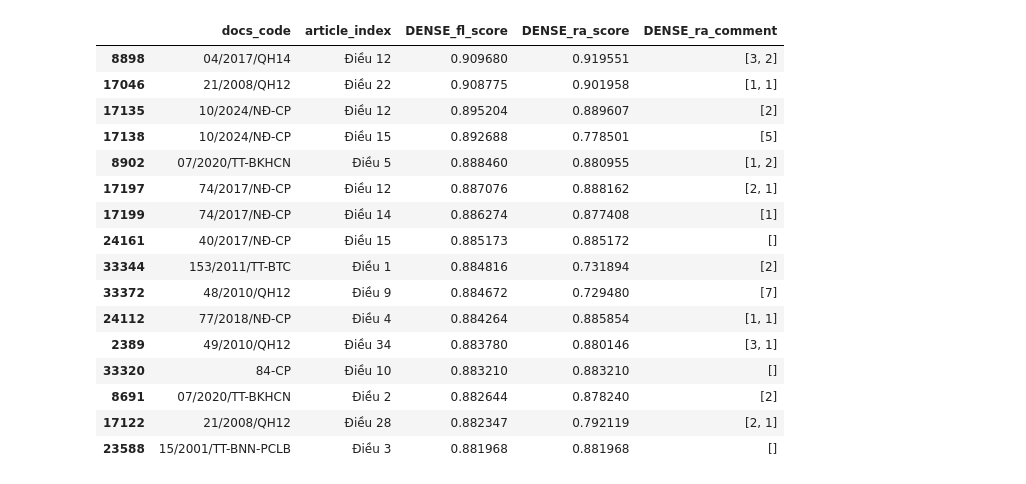
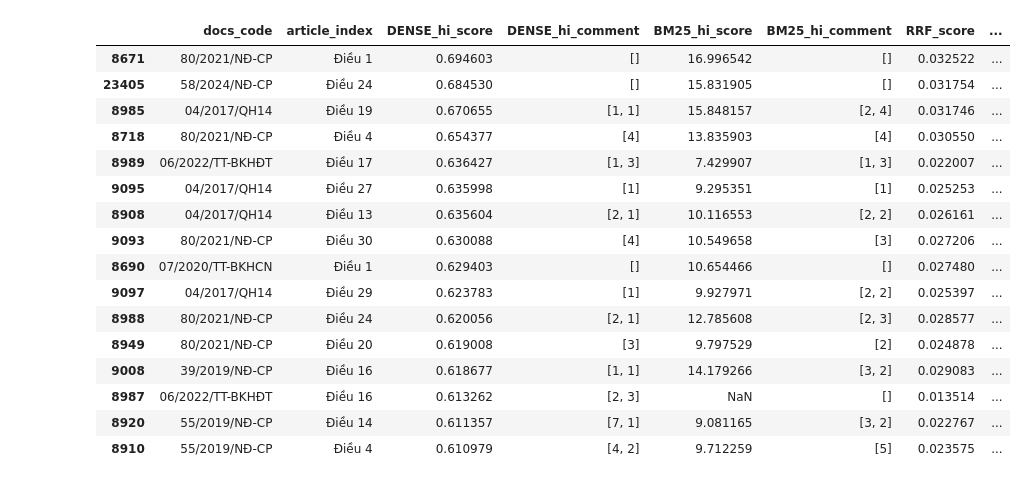
Before and after one commit to ducvanz/R2AI, a Jupyter notebook: Test_Recall.ipynb, the cells around one changed output. Saved outputs shown, nothing was run; the diff lists cells and outputs as text; code cells hidden in the pictures.

```diff
--- a/Test_Recall.ipynb
+++ b/Test_Recall.ipynb
@@ -71,12 +41,14 @@ corpus_hier = HierarchicalCorpus(
 bm25_raw = BM25(
     name="BM25_ra",
     corpus= corpus_simple,
-    top_k=10,
-    norm=0.75
+    top_k=100,
+    norm=0.75,
+    use_segmentation=True
 )
 bm25_hier = BM25(
     name="BM25_hi",
     corpus= corpus_hier,
-    top_k=10,
-    norm=0.25
+    top_k=5000,     # vì top-K này dựa trên bản Articles bị chunk (mảnh) rồi. Nên để top_k lớn hơn ít nhất 6-10 lần số lượng cần lấy, để đảm bảo đúng ranking.
+    norm=0.25,
+    use_segmentation=True
 )
@@ -124,0 +87,17 @@ dense_hier_flat = Dense(
+# %%
+from sentence_transformers import CrossEncoder
+from src.precision_retriever import CrossEncoderReranker
+
+reranker_model = CrossEncoder(
+    "BAAI/bge-reranker-v2-m3",
+    model_kwargs={"torch_dtype": torch.float16},
+    device="cuda"
+)
+print(f"[SUCCESS] Cross-Encoder sẵn sàng trên: {reranker_model.model.device}")
+
+# Khởi tạo class
+crossEncoder = CrossEncoderReranker(
+    model=reranker_model,
+    name="CE",
+    batch_size=8
+)
@@ -128,7 +109,9 @@ from src.retrieval_pipeline import RetrievalPipeline
 
 retriever = RetrievalPipeline(
     data = df['content_text'],
-    retrievalLayers=[dense_raw_flat, dense_hier]
+    recallLayers=[dense_hier, bm25_hier],
+    precisionLayers=[crossEncoder],
+    save_folder="saved_model/phapdien"
 )
 # %% [output]
 [INFO] Đang build Corpuses
@@ -142,5 +124,5 @@ retriever = RetrievalPipeline(
 # %%
-score = retriever.retrieve("Các cơ sở ươm tạo và khu làm việc chung được hưởng những chính sách hỗ trợ nào về thuế và đất đai")
+score = retriever.retrieve("Công ty sản xuất nhỏ và vừa tham gia chuỗi giá trị sẽ được hỗ trợ những nội dung gì?")
 
 score_board = pd.concat([df[['docs_code', 'article_index']], score], axis=1)
 # %%
@@ -166,20 +148,20 @@ score_board.sort_values(by="DENSE_ra_score", ascending=False).head(16)
 # %%
-score_board.sort_values(by="DENSE_fl_score", ascending=False).head(16)
+score_board.sort_values(by="DENSE_hi_score", ascending=False).head(16)
 # %% [output]
-|  | docs_code | article_index | DENSE_fl_score | DENSE_ra_score | DENSE_ra_comment |
-| 8898 | 04/2017/QH14 | Điều 12 | 0.909680 | 0.919551 | [3, 2] |
-| 17046 | 21/2008/QH12 | Điều 22 | 0.908775 | 0.901958 | [1, 1] |
-| 17135 | 10/2024/NĐ-CP | Điều 12 | 0.895204 | 0.889607 | [2] |
-| 17138 | 10/2024/NĐ-CP | Điều 15 | 0.892688 | 0.778501 | [5] |
-| 8902 | 07/2020/TT-BKHCN | Điều 5 | 0.888460 | 0.880955 | [1, 2] |
-| 17197 | 74/2017/NĐ-CP | Điều 12 | 0.887076 | 0.888162 | [2, 1] |
-| 17199 | 74/2017/NĐ-CP | Điều 14 | 0.886274 | 0.877408 | [1] |
-| 24161 | 40/2017/NĐ-CP | Điều 15 | 0.885173 | 0.885172 | [] |
-| 33344 | 153/2011/TT-BTC | Điều 1 | 0.884816 | 0.731894 | [2] |
-| 33372 | 48/2010/QH12 | Điều 9 | 0.884672 | 0.729480 | [7] |
-| 24112 | 77/2018/NĐ-CP | Điều 4 | 0.884264 | 0.885854 | [1, 1] |
-| 2389 | 49/2010/QH12 | Điều 34 | 0.883780 | 0.880146 | [3, 1] |
-| 33320 | 84-CP | Điều 10 | 0.883210 | 0.883210 | [] |
-| 8691 | 07/2020/TT-BKHCN | Điều 2 | 0.882644 | 0.878240 | [2] |
-| 17122 | 21/2008/QH12 | Điều 28 | 0.882347 | 0.792119 | [2, 1] |
-| 23588 | 15/2001/TT-BNN-PCLB | Điều 3 | 0.881968 | 0.881968 | [] |
+|  | docs_code | article_index | DENSE_hi_score | DENSE_hi_comment | BM25_hi_score | BM25_hi_comment | RRF_score | ... |
+| 8671 | 80/2021/NĐ-CP | Điều 1 | 0.694603 | [] | 16.996542 | [] | 0.032522 | ... |
+| 23405 | 58/2024/NĐ-CP | Điều 24 | 0.684530 | [] | 15.831905 | [] | 0.031754 | ... |
+| 8985 | 04/2017/QH14 | Điều 19 | 0.670655 | [1, 1] | 15.848157 | [2, 4] | 0.031746 | ... |
+| 8718 | 80/2021/NĐ-CP | Điều 4 | 0.654377 | [4] | 13.835903 | [4] | 0.030550 | ... |
+| 8989 | 06/2022/TT-BKHĐT | Điều 17 | 0.636427 | [1, 3] | 7.429907 | [1, 3] | 0.022007 | ... |
+| 9095 | 04/2017/QH14 | Điều 27 | 0.635998 | [1] | 9.295351 | [1] | 0.025253 | ... |
+| 8908 | 04/2017/QH14 | Điều 13 | 0.635604 | [2, 1] | 10.116553 | [2, 2] | 0.026161 | ... |
+| 9093 | 80/2021/NĐ-CP | Điều 30 | 0.630088 | [4] | 10.549658 | [3] | 0.027206 | ... |
+| 8690 | 07/2020/TT-BKHCN | Điều 1 | 0.629403 | [] | 10.654466 | [] | 0.027480 | ... |
+| 9097 | 04/2017/QH14 | Điều 29 | 0.623783 | [1] | 9.927971 | [2, 2] | 0.025397 | ... |
+| 8988 | 80/2021/NĐ-CP | Điều 24 | 0.620056 | [2, 1] | 12.785608 | [2, 3] | 0.028577 | ... |
+| 8949 | 80/2021/NĐ-CP | Điều 20 | 0.619008 | [3] | 9.797529 | [2] | 0.024878 | ... |
+| 9008 | 39/2019/NĐ-CP | Điều 16 | 0.618677 | [1, 1] | 14.179266 | [3, 2] | 0.029083 | ... |
+| 8987 | 06/2022/TT-BKHĐT | Điều 16 | 0.613262 | [2, 3] | NaN | [] | 0.013514 | ... |
+| 8920 | 55/2019/NĐ-CP | Điều 14 | 0.611357 | [7, 1] | 9.081165 | [3, 2] | 0.022767 | ... |
+| 8910 | 55/2019/NĐ-CP | Điều 4 | 0.610979 | [4, 2] | 9.712259 | [5] | 0.023575 | ... |
```
Also changed, not shown: parts of 16 cells of this notebook, 22 other files.
